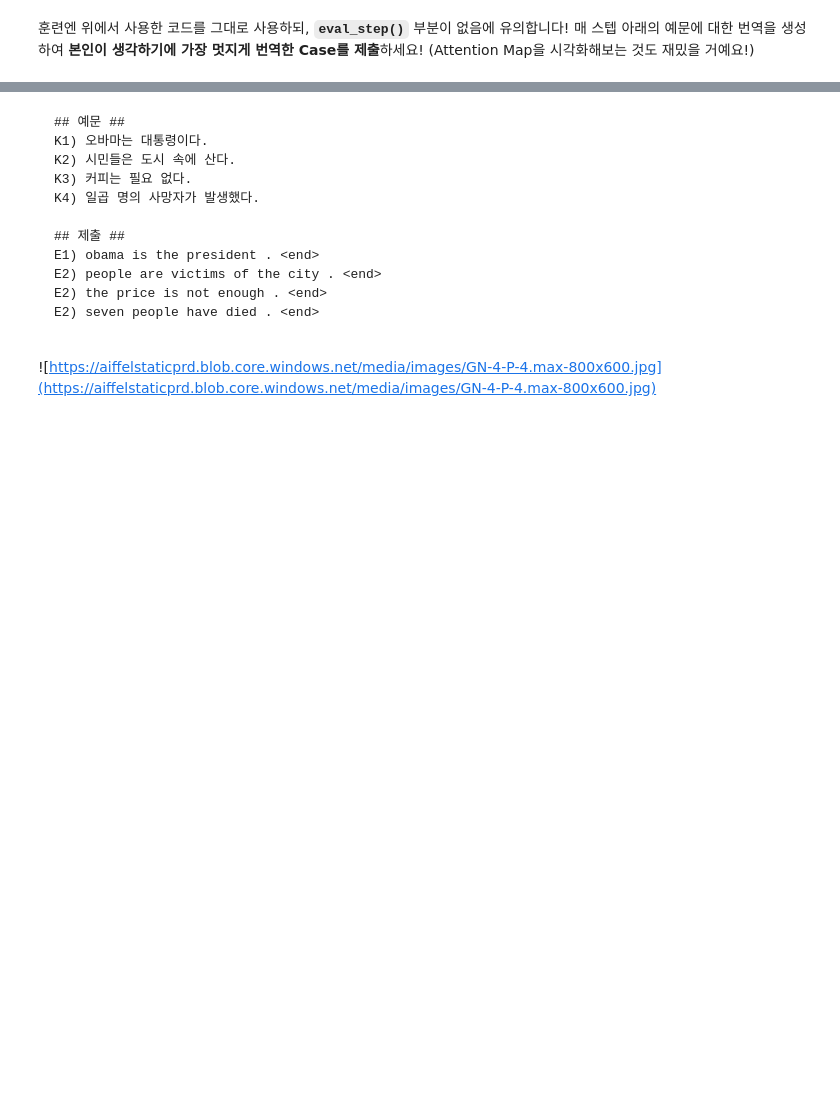
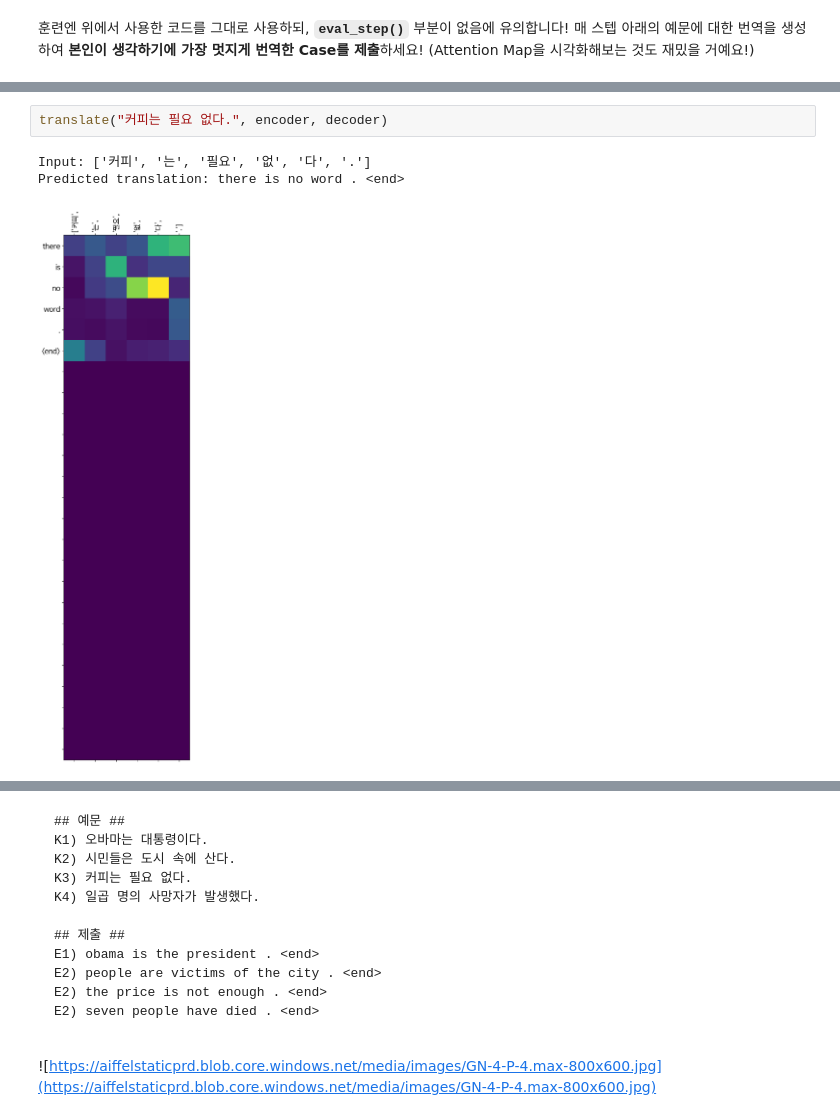
Before and after one commit to SIMYJ/NLP_Projects, a Jupyter notebook: [GD_NLP_08]Seq2Seq_attention.ipynb, the cells around one changed output, grey strips where cells are left out. Drawn from its saved outputs; the diff is of its cells as text; blank space fills up the shorter version.

```diff
--- a/[GD_NLP_08]Seq2Seq_attention.ipynb
+++ b/[GD_NLP_08]Seq2Seq_attention.ipynb
@@ -373,0 +488,6 @@ def train_step(src, tgt, encoder, decoder, optimizer, dec_tok):
+# %%
+translate("커피는 필요 없다.", encoder, decoder)
+# %% [output]
+Input: ['커피', '는', '필요', '없', '다', '.']
+Predicted translation: there is no word . <end>
+[figure, added]
```
Also changed, not shown: parts of 25 cells of this notebook.
